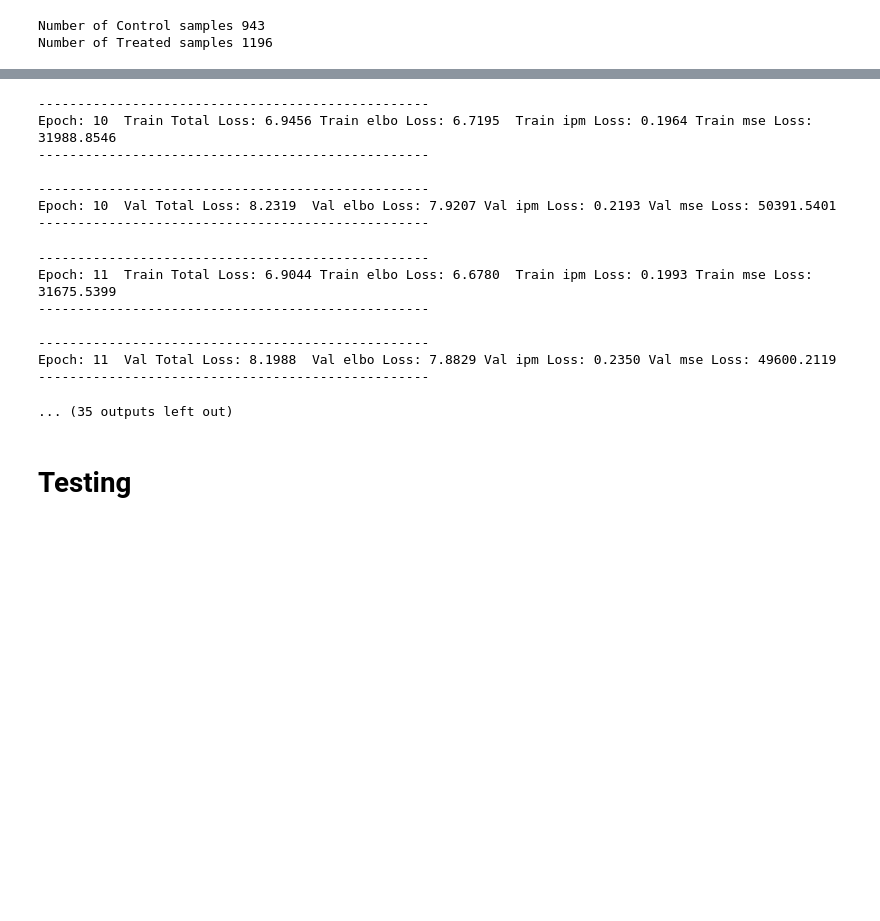
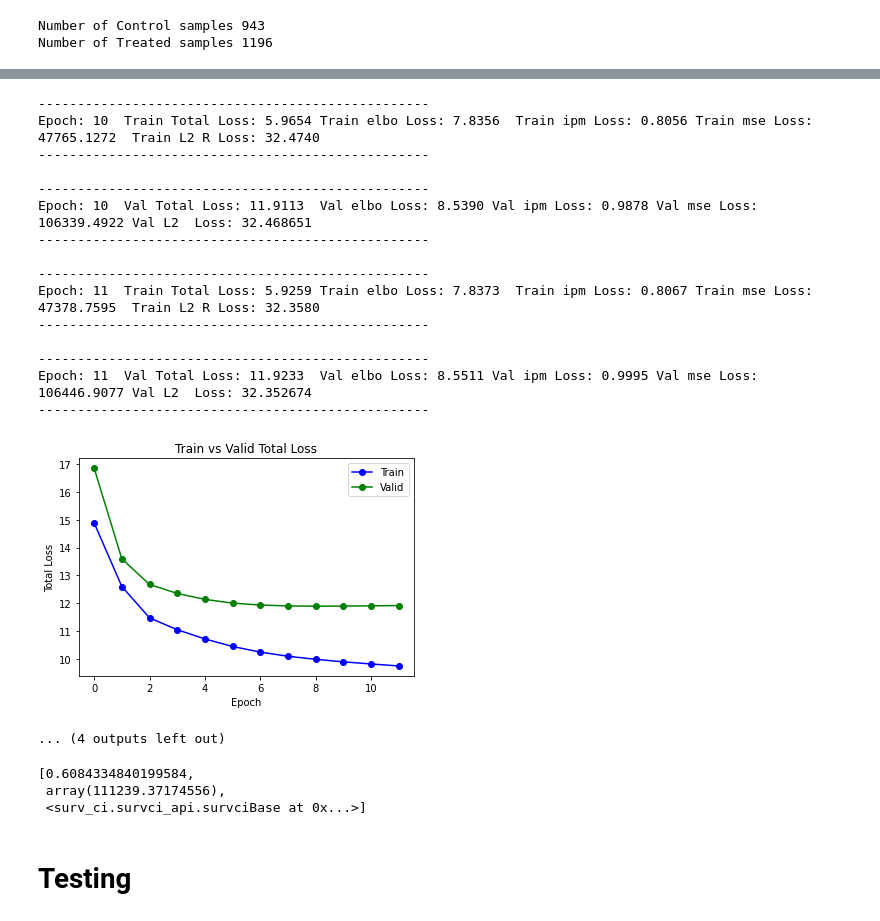
Before and after one commit to muskang48/SurvCI, a Jupyter notebook: surv_ci_example.ipynb, the cells around one changed output, grey strips where cells are left out. Drawn from its saved outputs; the diff is of its cells as text; code cells hidden in the pictures; blank space fills up the shorter version.

```diff
--- a/surv_ci_example.ipynb
+++ b/surv_ci_example.ipynb
@@ -78,25 +220,28 @@ Number of Treated samples 1196
 # %%
 ##Training Model
-param_grid = {'k' : [10],    #Number of Parametric Distibutions
+
+param_grid = {'k' : [6],    #Number of Parametric Distibutions
               'distribution' : ['LogNormal'],
               'learning_rate' : [3e-4],
-              'layers' : [[100,100],[300,300]],
+              'layers' : [[100,100]],
               'discount': [1],     #(Scaling ELBO_censored Loss)
               'imb_func': ['mmd2_lin'],
-              'p_alpha': [5e-1],       #Hyperparameter for Scaling IPM-Imbalance ,2e-1,5e-1,7e-1,1,10,100
-              'p_beta': [4e-6]    #Hyperparameter for Scaling MSE Loss
+              'p_alpha': [0.1],       #Hyperparameter for Scaling IPM-Imbalance
+              'p_beta': [1e-4],   #Hyperparameter for Scaling MSE Loss
+              'p_gamma': [1e-1], #Hyperparameter for Scaling ELBO Loss
+              'p_lamda': [1e-2]   #Hyperparameter for scaling Regularization Loss
              }
 params = ParameterGrid(param_grid)
 
 models = []
 for param in params:
-    model = CSABase(k = param['k'],
+    model = survciBase(k = param['k'],
                                  distribution = param['distribution'],
                                  layers = param['layers'],
                                  discount=param['discount'],
-                                 imb_func=param['imb_func'],p_alpha=param['p_alpha'],p_beta = param['p_beta'])
+                                 imb_func=param['imb_func'],p_alpha=param['p_alpha'],p_beta = param['p_beta'],p_gamma = param['p_gamma'],p_lamda =param['p_lamda'])
     # The fit method is called to train the model
-    model.fit(x_train, tf_train, ef_train,W_train, iters = 200,learning_rate = param['learning_rate'])
-    models.append([model.compute_ci(x_val,tf_val,ef_val,W_val), model.compute_mse_factual(x_val,tf_val,ef_val,W_val),model]) #for hyperparameter selection based on C-Index & Factual MSE
+    model.fit(x_train, yf_train, ef_train,W_train, iters = 200,learning_rate = param['learning_rate'])
+    models.append([model.compute_ci(x_val,yf_val,ef_val,W_val), model.compute_mse_factual(x_val,yf_val,ef_val,W_val),model]) #for hyperparameter selection based on C-Index & Factual MSE
 # %% [output]
 --------------------------------------------------
@@ -171,19 +316,21 @@ Epoch: 9  Val Total Loss: 8.2641  Val elbo Loss: 7.9590 Val ipm Loss: 0.2004 Val
 --------------------------------------------------
 --------------------------------------------------
-Epoch: 10  Train Total Loss: 6.9456 Train elbo Loss: 6.7195  Train ipm Loss: 0.1964 Train mse Loss: 31988.8546
+Epoch: 10  Train Total Loss: 5.9654 Train elbo Loss: 7.8356  Train ipm Loss: 0.8056 Train mse Loss: 47765.1272  Train L2 R Loss: 32.4740
 --------------------------------------------------
 
 --------------------------------------------------
-Epoch: 10  Val Total Loss: 8.2319  Val elbo Loss: 7.9207 Val ipm Loss: 0.2193 Val mse Loss: 50391.5401
+Epoch: 10  Val Total Loss: 11.9113  Val elbo Loss: 8.5390 Val ipm Loss: 0.9878 Val mse Loss: 106339.4922 Val L2  Loss: 32.468651
 --------------------------------------------------
+
+--------------------------------------------------
+Epoch: 11  Train Total Loss: 5.9259 Train elbo Loss: 7.8373  Train ipm Loss: 0.8067 Train mse Loss: 47378.7595  Train L2 R Loss: 32.3580
+--------------------------------------------------
+
+--------------------------------------------------
+Epoch: 11  Val Total Loss: 11.9233  Val elbo Loss: 8.5511 Val ipm Loss: 0.9995 Val mse Loss: 106446.9077 Val L2  Loss: 32.352674
+--------------------------------------------------
+[figure, added]
---------------------------------------------------
-Epoch: 11  Train Total Loss: 6.9044 Train elbo Loss: 6.6780  Train ipm Loss: 0.1993 Train mse Loss: 31675.5399
---------------------------------------------------
-
---------------------------------------------------
-Epoch: 11  Val Total Loss: 8.1988  Val elbo Loss: 7.8829 Val ipm Loss: 0.2350 Val mse Loss: 49600.2119
---------------------------------------------------
+... (4 outputs left out)
-... (35 outputs left out)
 # %%
 #Hyperparameter Selection
 
@@ -217,3 +367,9 @@ np.save('Models/actg_semi_best_model.npy',best_model)
+# %%
+best_model
+# %% [output]
+[0.6084334840199584,
+ array(111239.37174556),
+ <surv_ci.survci_api.survciBase at 0x...>]
 # %% [markdown]
 # Testing
 # %%
```
Also changed, not shown: parts of 22 cells of this notebook.
